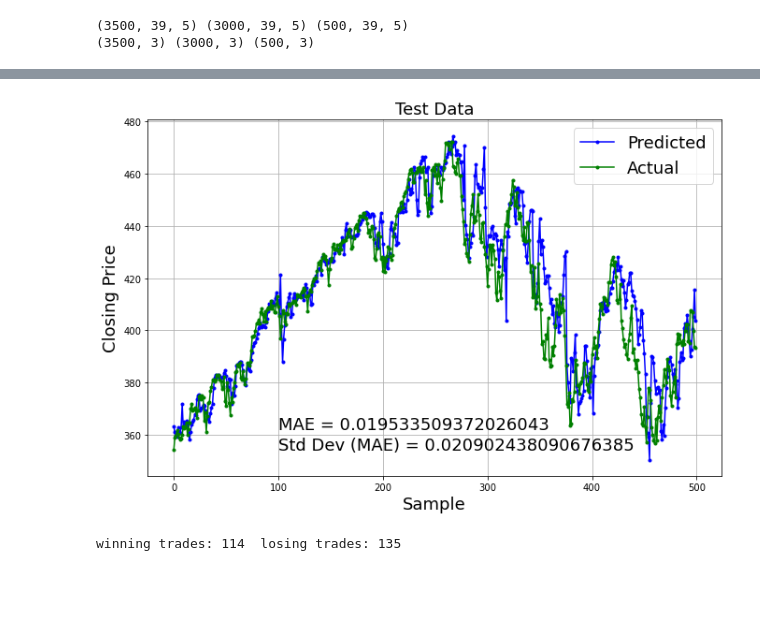
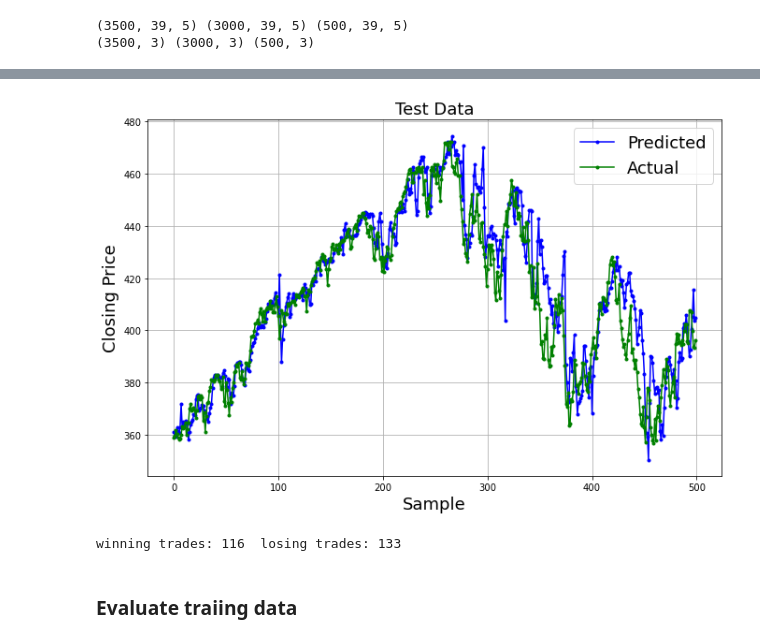
Before and after one commit to tvswanny/Stock_Price_Prediction, a Jupyter notebook: model_test.ipynb, the cells around one changed output, grey strips where cells are left out. Drawn from its saved outputs; the diff is of its cells as text; code cells hidden in the pictures; blank space fills up the shorter version.

```diff
--- a/model_test.ipynb
+++ b/model_test.ipynb
@@ -41,0 +42,14 @@ raw_data.shape
+# %%
+#### Shows why ACP is used rather than Closing Price
+dataPoints = 7521
+plt.plot(raw_data[:dataPoints,0], label='Open')
+plt.plot(raw_data[:dataPoints,1], label='High')
+plt.plot(raw_data[:dataPoints,2], label='Low')
+plt.plot(raw_data[:dataPoints,3], label='Actual Closing Price')
+plt.plot(raw_data[:dataPoints,4], label='Adjusted Closing Price (includes stock splits, dividends)')
+plt.xlabel('Sample')
+plt.ylabel('Price')
+plt.legend()
+plt.grid()
+plt.rcParams['figure.figsize'] = (12,7)
+plt.show()
@@ -53,0 +70,13 @@ print(scaled_data.shape)
+# %%
+#### Shows why ACP is used rather than Closing Price
+dataPoints = 7521
+plt.plot(scaled_data[:dataPoints,0], label='Open')
+plt.plot(scaled_data[:dataPoints,1], label='High')
+plt.plot(scaled_data[:dataPoints,2], label='Low')
+plt.plot(scaled_data[:dataPoints,3], label='Adjusted Closing Price (includes stock splits, dividends)')
+plt.xlabel('Sample')
+plt.ylabel('Price')
+plt.legend()
+plt.grid()
+plt.rcParams['figure.figsize'] = (12,7)
+plt.show()
@@ -176,19 +227,19 @@ Std Dev: 0.020902438090676385
 # %%
 plt.plot(Y_predict_price[:], label='Predicted', color='blue', marker='.')
 plt.plot(Y_price[-500:], label='Actual', color='green', marker='.')
 plt.xlabel('Sample', fontsize=18)
 plt.ylabel('Closing Price', fontsize=18)
 plt.legend(fontsize=18)
 plt.title('Test Data', fontsize=18)
 plt.grid()
-plt.text(100,362,'MAE = '+ str(MAE), fontsize=18)
-plt.text(100,354,'Std Dev (MAE) = '+str(std), fontsize=18)
+# plt.text(100,362,'MAE = '+ str(MAE), fontsize=18)
+# plt.text(100,354,'Std Dev (MAE) = '+str(std), fontsize=18)
 plt.rcParams['figure.figsize'] = (11,7)
 plt.show()
 # %% [output]
-[figure, old version]
+[figure, new version]
 # %%
-start_point = 0
+start_point = 250
 wins = 0
 losses = 0
 for i in range(249):
@@ -200,7 +251,9 @@ for i in range(249):
         losses += 1
 print('winning trades:', wins, ' losing trades:', losses)
 # %% [output]
-winning trades: 114  losing trades: 135
+winning trades: 116  losing trades: 133
+# %% [markdown]
+### Evaluate traiing data
 # %%
 Y_train_predict = model.predict([X1_train,X2_train])
 print(Y_train_predict[-5:])
```
Also changed, not shown: parts of 18 cells of this notebook, 2 other files.
